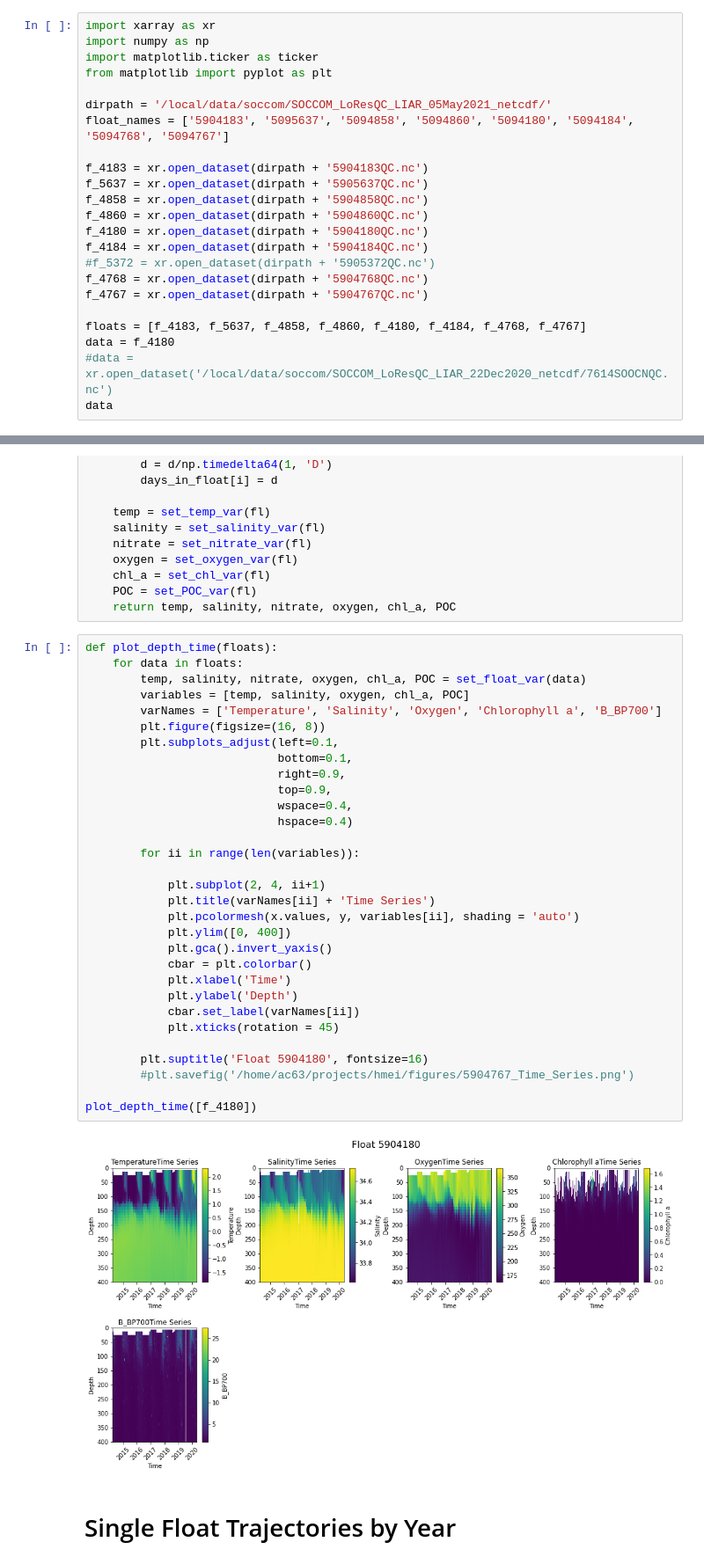
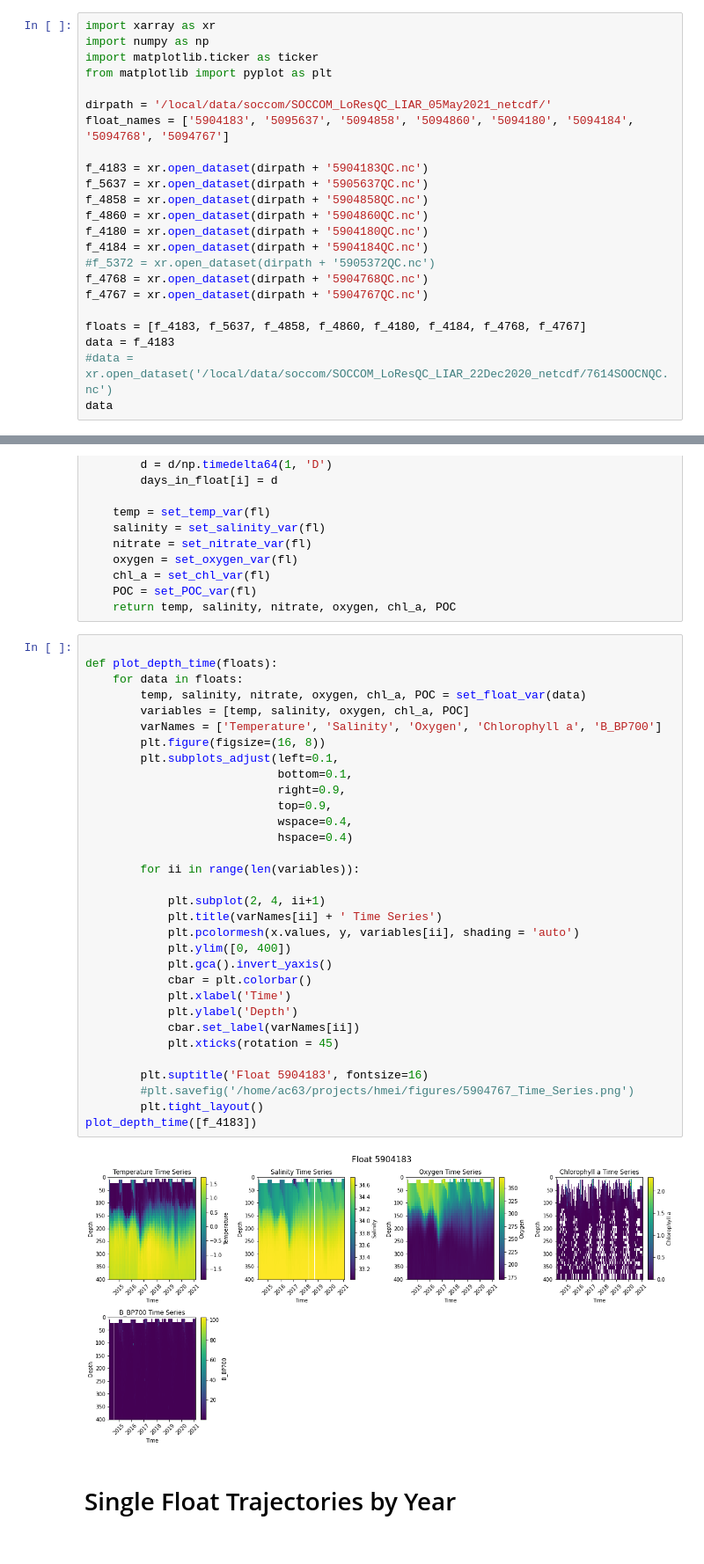
Before and after one commit to ch-alina/hmei, a Jupyter notebook: notebooks/float.ipynb, the cells around one changed output, grey strips where cells are left out. Shown at 88% size. Cells and saved outputs as stored; diff of their text form.

```diff
--- a/notebooks/float.ipynb
+++ b/notebooks/float.ipynb
@@ -18,7 +18,7 @@ f_4768 = xr.open_dataset(dirpath + '5904768QC.nc')
 f_4767 = xr.open_dataset(dirpath + '5904767QC.nc')
 
 floats = [f_4183, f_5637, f_4858, f_4860, f_4180, f_4184, f_4768, f_4767]
-data = f_4180
+data = f_4183
 #data = xr.open_dataset('/local/data/soccom/SOCCOM_LoResQC_LIAR_22Dec2020_netcdf/7614SOOCNQC.nc')
 data
 # %% [output]
@@ -237,38 +237,39 @@ def set_float_var(fl):
     POC = set_POC_var(fl)
     return temp, salinity, nitrate, oxygen, chl_a, POC
 # %%
+
 def plot_depth_time(floats):
     for data in floats:
         temp, salinity, nitrate, oxygen, chl_a, POC = set_float_var(data)
         variables = [temp, salinity, oxygen, chl_a, POC]
         varNames = ['Temperature', 'Salinity', 'Oxygen', 'Chlorophyll a', 'B_BP700']
         plt.figure(figsize=(16, 8))
         plt.subplots_adjust(left=0.1,
                             bottom=0.1,
                             right=0.9,
                             top=0.9,
                             wspace=0.4,
                             hspace=0.4)
 
         for ii in range(len(variables)):
 
             plt.subplot(2, 4, ii+1)
-            plt.title(varNames[ii] + 'Time Series')
+            plt.title(varNames[ii] + ' Time Series')
             plt.pcolormesh(x.values, y, variables[ii], shading = 'auto')
             plt.ylim([0, 400])
             plt.gca().invert_yaxis()
             cbar = plt.colorbar()
             plt.xlabel('Time')
             plt.ylabel('Depth')
             cbar.set_label(varNames[ii])
             plt.xticks(rotation = 45)
 
-        plt.suptitle('Float 5904180', fontsize=16)
+        plt.suptitle('Float 5904183', fontsize=16)
         #plt.savefig('/home/ac63/projects/hmei/figures/5904767_Time_Series.png')
-
-plot_depth_time([f_4180])
+        plt.tight_layout()
+plot_depth_time([f_4183])
 # %% [output]
-[figure, old version]
+[figure, new version]
 # %% [markdown]
 # Single Float Trajectories by Year
 # %%
```
Also changed, not shown: parts of 10 cells of this notebook, 3 other files.
